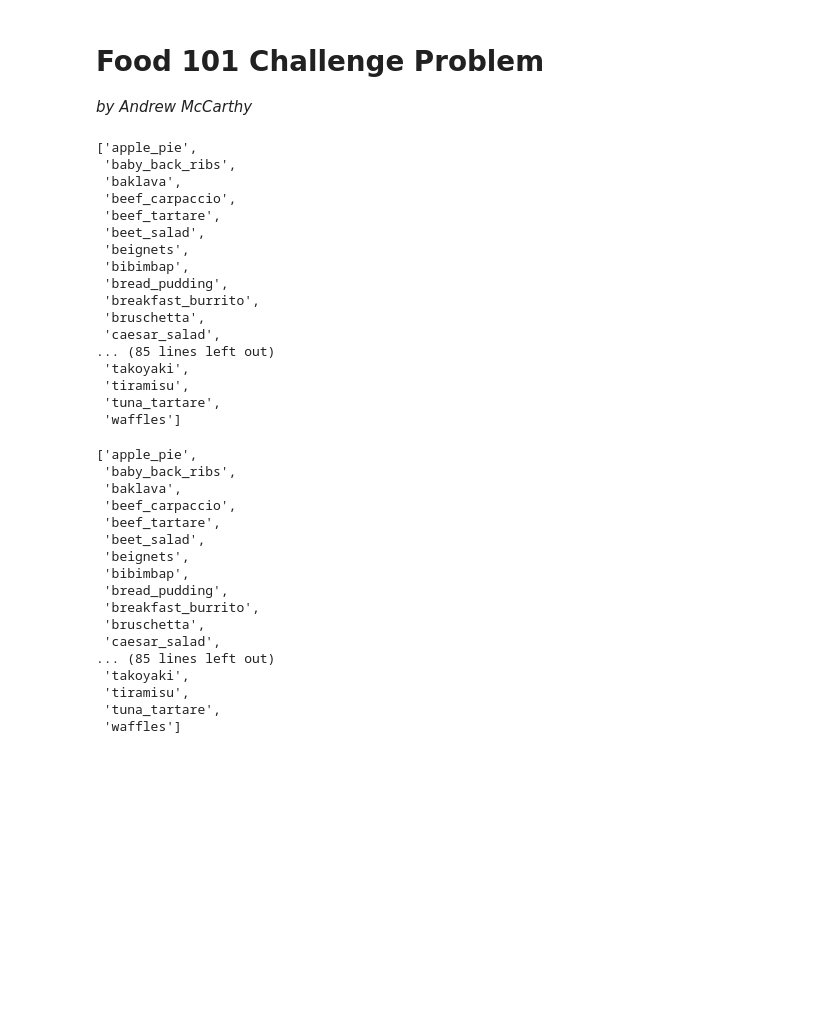
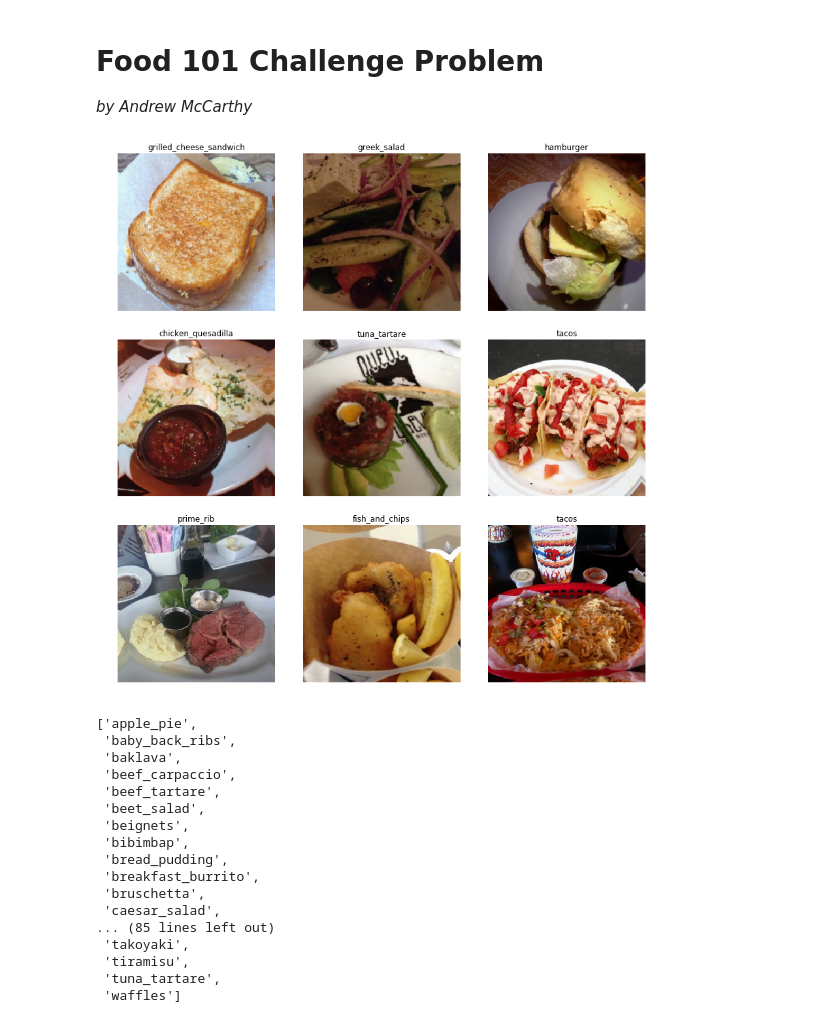
Before and after one commit to amccarthy13/jupyter-notebook, a Jupyter notebook: Food-101.ipynb, the cells around one changed output. Cells and saved outputs as stored; diff of their text form; code cells hidden in the pictures; blank space fills up the shorter version.

```diff
--- a/Food-101.ipynb
+++ b/Food-101.ipynb
@@ -16,4 +14,0 @@ food_tfms = get_transforms()
-# %%
-np.random.seed(42)
-data = ImageDataBunch.from_folder(path, train=".", valid_pct=0.2,
-        ds_tfms=get_transforms(), size=64, num_workers=6).normalize(imagenet_stats)
@@ -28,23 +15,28 @@ data2 = (ImageItemList
-# %%
-data2.classes
-# %% [output]
-['apple_pie',
- 'baby_back_ribs',
- 'baklava',
- 'beef_carpaccio',
- 'beef_tartare',
- 'beet_salad',
- 'beignets',
- 'bibimbap',
- 'bread_pudding',
- 'breakfast_burrito',
- 'bruschetta',
- 'caesar_salad',
-... (85 lines left out)
- 'takoyaki',
- 'tiramisu',
- 'tuna_tartare',
- 'waffles']
+# %%
+#define paths
+food101 = Path('/DATA/food-101/')
+images = food101/'images'
+torch.backends.cudnn.benchmark = True
+# %%
+def get_src(valid_pct=0.2, filter_pct=None):
+    src = ImageItemList.from_folder(images)
+    if not filter_pct is None:
+        src = src.filter_by_rand(filter_pct)
+    src = src.random_split_by_pct(valid_pct).label_from_folder()
+    return src
+
+def get_data(src, bs, size, tfms=get_transforms()):
+    data = (src
+            .transform(tfms, size=size)
+            .databunch(bs=bs).normalize(imagenet_stats))
+    return data
+# %%
+src = get_src()
+data = get_data(src, 64, 224)
+# %%
+data.show_batch(rows=3, figzie=(7,8))
+# %% [output]
+[figure, added]
 # %%
 data.classes
 # %% [output]
```
Also changed, not shown: parts of 54 cells of this notebook.
